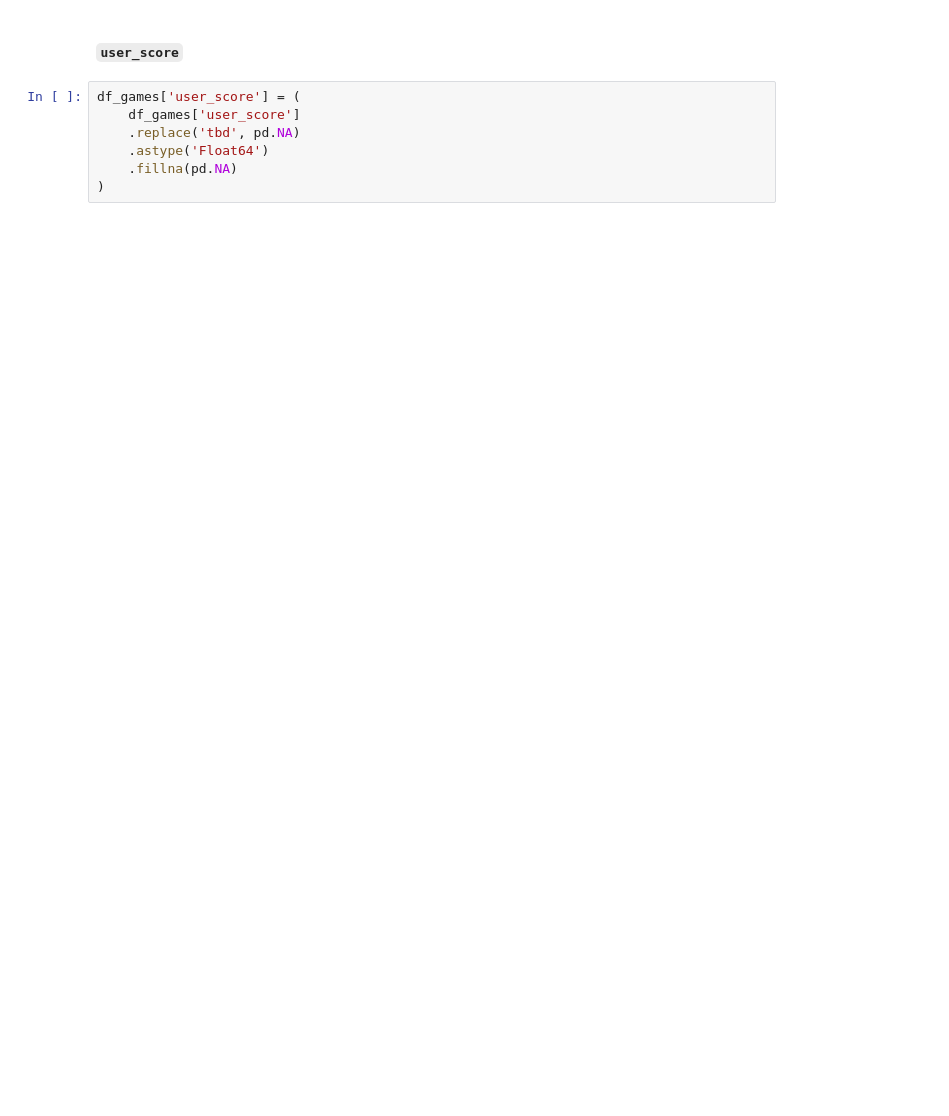
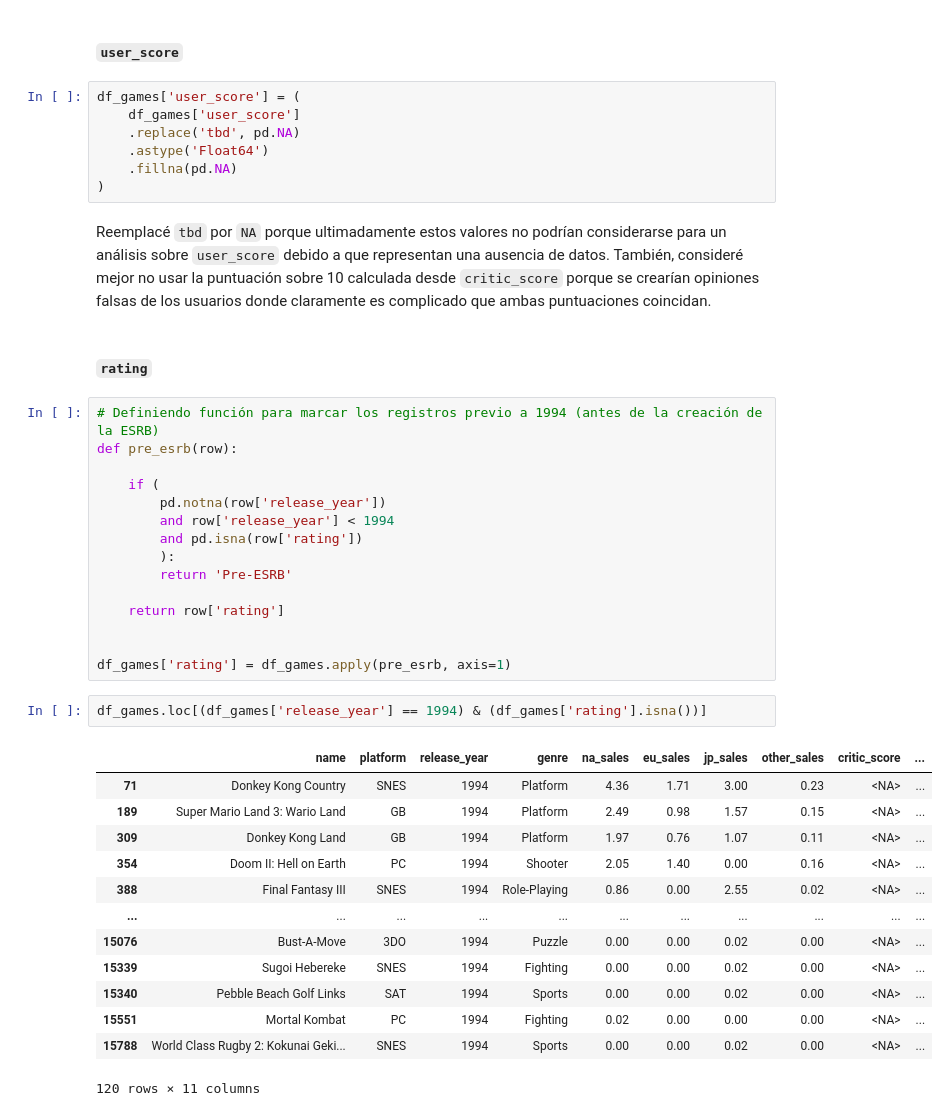
Before and after one commit to rodwayne/tt-sprint6-project, a Jupyter notebook: project.ipynb, the cells around one changed output. Cells and saved outputs as stored; diff of their text form; blank space fills up the shorter version.

```diff
--- a/project.ipynb
+++ b/project.ipynb
@@ -144,6 +150,41 @@ df_games['user_score'] = (
     .astype('Float64')
     .fillna(pd.NA)
 )
+# %% [markdown]
+Reemplacé `tbd` por `NA` porque ultimadamente estos valores no podrían considerarse para un análisis sobre `user_score` debido a que representan una ausencia de datos. También, consideré mejor no usar la puntuación sobre 10 calculada desde `critic_score` porque se crearían opiniones falsas de los usuarios donde claramente es complicado que ambas puntuaciones coincidan.
+# %% [markdown]
+#### `rating`
+# %%
+# Definiendo función para marcar los registros previo a 1994 (antes de la creación de la ESRB)
+def pre_esrb(row):
+
+    if (
+        pd.notna(row['release_year'])
+        and row['release_year'] < 1994
+        and pd.isna(row['rating'])
+        ):
+        return 'Pre-ESRB'
+
+    return row['rating']
+
+
+df_games['rating'] = df_games.apply(pre_esrb, axis=1)
+# %%
+df_games.loc[(df_games['release_year'] == 1994) & (df_games['rating'].isna())]
+# %% [output]
+|  | name | platform | release_year | genre | na_sales | eu_sales | jp_sales | other_sales | critic_score | ... |
+| 71 | Donkey Kong Country | SNES | 1994 | Platform | 4.36 | 1.71 | 3.00 | 0.23 | <NA> | ... |
+| 189 | Super Mario Land 3: Wario Land | GB | 1994 | Platform | 2.49 | 0.98 | 1.57 | 0.15 | <NA> | ... |
+| 309 | Donkey Kong Land | GB | 1994 | Platform | 1.97 | 0.76 | 1.07 | 0.11 | <NA> | ... |
+| 354 | Doom II: Hell on Earth | PC | 1994 | Shooter | 2.05 | 1.40 | 0.00 | 0.16 | <NA> | ... |
+| 388 | Final Fantasy III | SNES | 1994 | Role-Playing | 0.86 | 0.00 | 2.55 | 0.02 | <NA> | ... |
+| ... | ... | ... | ... | ... | ... | ... | ... | ... | ... | ... |
+| 15076 | Bust-A-Move | 3DO | 1994 | Puzzle | 0.00 | 0.00 | 0.02 | 0.00 | <NA> | ... |
+| 15339 | Sugoi Hebereke | SNES | 1994 | Fighting | 0.00 | 0.00 | 0.02 | 0.00 | <NA> | ... |
+| 15340 | Pebble Beach Golf Links | SAT | 1994 | Sports | 0.00 | 0.00 | 0.02 | 0.00 | <NA> | ... |
+| 15551 | Mortal Kombat | PC | 1994 | Fighting | 0.02 | 0.00 | 0.00 | 0.00 | <NA> | ... |
+| 15788 | World Class Rugby 2: Kokunai Geki... | SNES | 1994 | Sports | 0.00 | 0.00 | 0.02 | 0.00 | <NA> | ... |
+120 rows × 11 columns
 # %%
 # df_games.loc[(df_games['user_score'] == 'tbd') | (df_games['user_score'].isna())]
 
```
Also changed, not shown: parts of 5 cells of this notebook.
